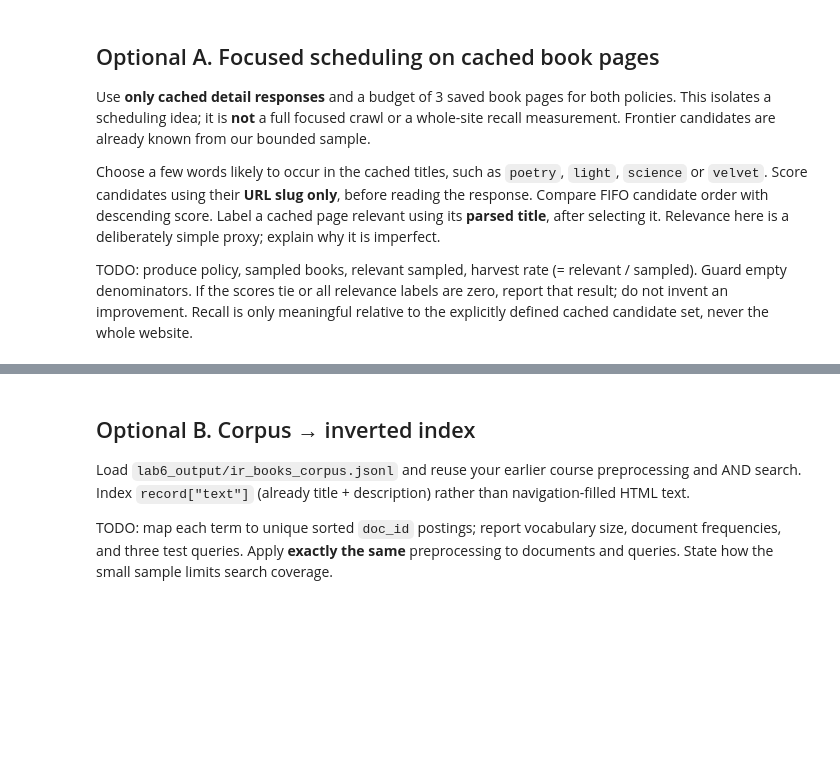
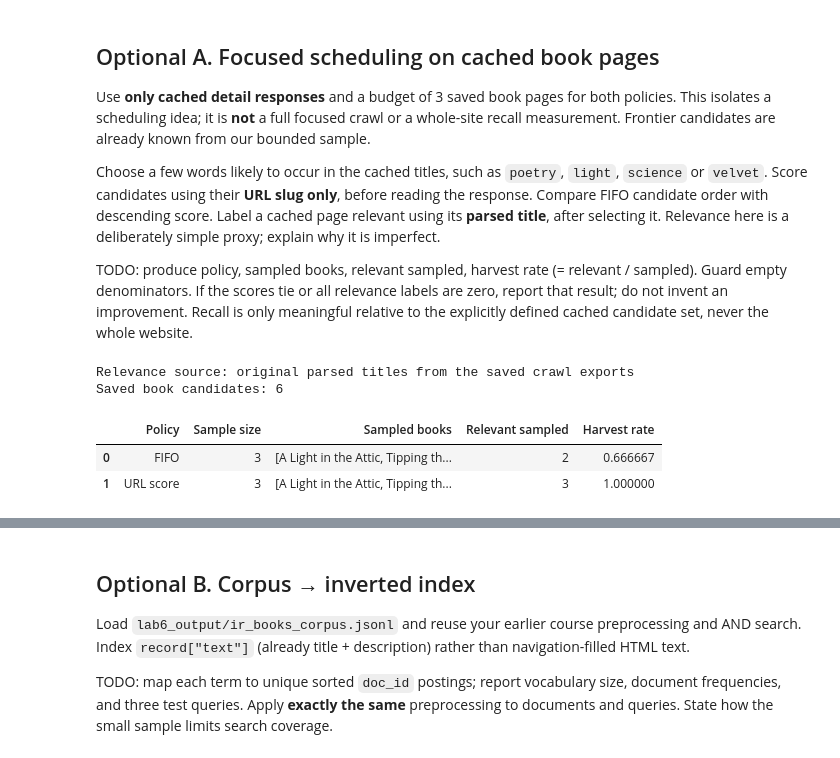
Before and after one commit to Chhun-Nika/IR-Lab, a Jupyter notebook: W6/Lab6_IDTB100060.ipynb, the cells around one changed output, grey strips where cells are left out. Saved outputs shown, nothing was run; the diff lists cells and outputs as text; code cells hidden in the pictures; blank space fills up the shorter version.

```diff
--- a/W6/Lab6_IDTB100060.ipynb
+++ b/W6/Lab6_IDTB100060.ipynb
@@ -419,8 +729,72 @@ Choose a few words likely to occur in the cached titles, such as `poetry`, `ligh
 
 TODO: produce policy, sampled books, relevant sampled, harvest rate (= relevant / sampled). Guard empty denominators. If the scores tie or all relevance labels are zero, report that result; do not invent an improvement. Recall is only meaningful relative to the explicitly defined cached candidate set, never the whole website.
 # %%
-# OPTIONAL — no live_fetch calls.
-# TODO: candidates = [u for u in pages if page_kind(u) == "book"]
-# TODO: URL-only score; FIFO vs sorted candidates; at most 3 each.
-# TODO: use response_cache and parse_book to evaluate selected titles.
-# TODO: compare harvest rates and discuss ties/misleading URL clues.
+import json
+import re
+from pathlib import Path
+from urllib.parse import urlsplit
+
+import pandas as pd
+
+focus_terms = {"light", "velvet", "history", "poetry"}
+focus_budget = 3
+cached_responses = globals().get("response_cache", {})
+saved_titles = {}
+
+if cached_responses and "pages" in globals():
+    focus_candidates = [
+        url for url in pages if page_kind(url) == "book" and url in cached_responses
+    ]
+    print("Relevance source: titles parsed from cached book HTML")
+else:
+    focus_output = Path("lab6_output")
+    with (focus_output / "ir_books_corpus.jsonl").open(encoding="utf-8") as corpus_file:
+        saved_titles = {row["url"]: row["title"] for row in map(json.loads, corpus_file)}
+    with (focus_output / "pages.jsonl").open(encoding="utf-8") as pages_file:
+        focus_candidates = [
+            row["url"] for row in map(json.loads, pages_file)
+            if row["kind"] == "book" and row["url"] in saved_titles
+        ]
+    print("Relevance source: original parsed titles from the saved crawl exports")
+
+
+def slug_score(url):
+    slug = urlsplit(url).path.split("/")[-2].rsplit("_", 1)[0]
+    return len(focus_terms.intersection(re.findall(r"[a-z]+", slug.lower())))
+
+
+def selected_title(url):
+    if url in saved_titles:
+        return saved_titles[url]
+    soup = BeautifulSoup(cached_responses[url].content, "html.parser")
+    return parse_book(soup, url)["title"]
+
+
+# Python's stable sort keeps FIFO order when scores tie.
+focus_policies = {
+    "FIFO": focus_candidates,
+    "URL score": sorted(focus_candidates, key=slug_score, reverse=True),
+}
+focus_results = []
+for policy, candidates in focus_policies.items():
+    titles = [selected_title(url) for url in candidates[:focus_budget]]
+    relevant = sum(
+        bool(focus_terms.intersection(re.findall(r"[a-z]+", title.lower())))
+        for title in titles
+    )
+    focus_results.append({
+        "Policy": policy,
+        "Sample size": len(titles),
+        "Sampled books": titles,
+        "Relevant sampled": relevant,
+        "Harvest rate": relevant / len(titles) if titles else None,
+    })
+
+print("Saved book candidates:", len(focus_candidates))
+display(pd.DataFrame(focus_results))
+# %% [output]
+Relevance source: original parsed titles from the saved crawl exports
+Saved book candidates: 6
+|  | Policy | Sample size | Sampled books | Relevant sampled | Harvest rate |
+| 0 | FIFO | 3 | [A Light in the Attic, Tipping th... | 2 | 0.666667 |
+| 1 | URL score | 3 | [A Light in the Attic, Tipping th... | 3 | 1.000000 |
```
Also changed, not shown: parts of 24 cells of this notebook, 5 other files.
